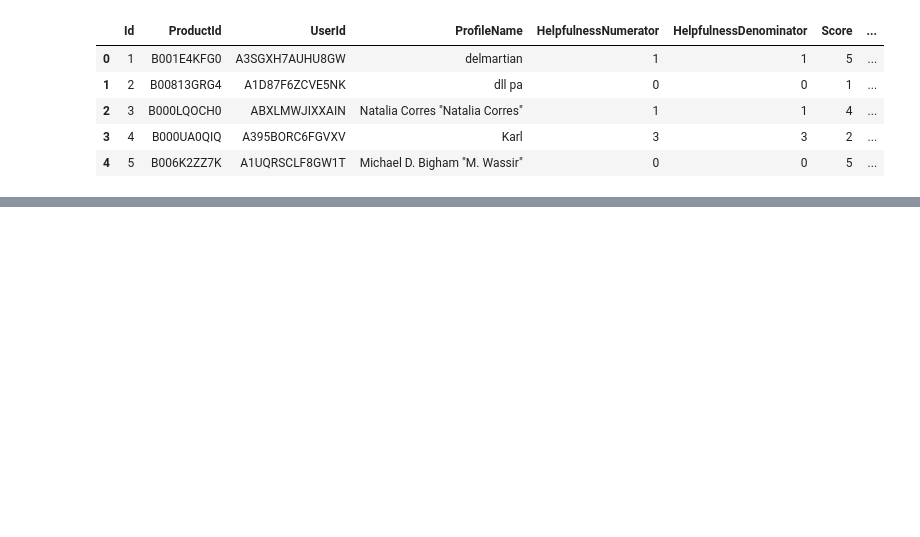
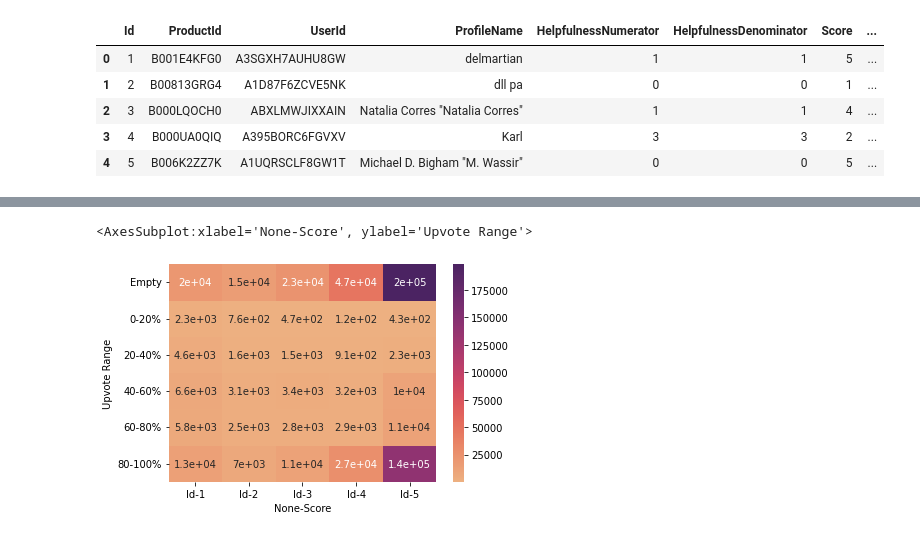
Before and after one commit to anna-jones/Amazon-Customer-Review-Analysis, a Jupyter notebook: code.ipynb, the cells around one changed output, grey strips where cells are left out. Drawn from its saved outputs; the diff is of its cells as text; code cells hidden in the pictures; blank space fills up the shorter version.

Commit message:
-Second commit-
Data Cleaning and Preprocessing
Pivot table and Heatmap inferencing

```diff
--- a/code.ipynb
+++ b/code.ipynb
@@ -15,0 +36,3 @@ df.head()
+# %%
+df.drop(['HelpfulnessNumerator','HelpfulnessDenominator'], axis=1, inplace = True)
+df.head()
@@ -15,0 +46,3 @@ df.head()
+# %%
+df['Upvote Range'] = pd.cut(df['Upvote%'], bins=[-1.1, 0, 0.2, 0.4, 0.6, 0.8, 1], labels=['Empty', '0-20%','20-40%','40-60%','60-80%','80-100%'])
+df.head()
@@ -15,0 +56,3 @@ df.head()
+# %%
+df_pivot_table = df.groupby(['Score', 'Upvote Range']).agg({'Id':'count'}).reset_index()
+df_pivot_table
@@ -15,0 +77,3 @@ df.head()
+# %%
+df_heatmap = df_pivot_table.pivot(index = 'Upvote Range',columns='Score')
+df_heatmap
@@ -15,0 +90,5 @@ df.head()
+# %%
+seaborn.heatmap(df_heatmap,annot=True, cmap='flare')
+# %% [output]
+<AxesSubplot:xlabel='None-Score', ylabel='Upvote Range'>
+[figure, added]
```
Also changed, not shown: parts of 7 cells of this notebook, 1 other file.
